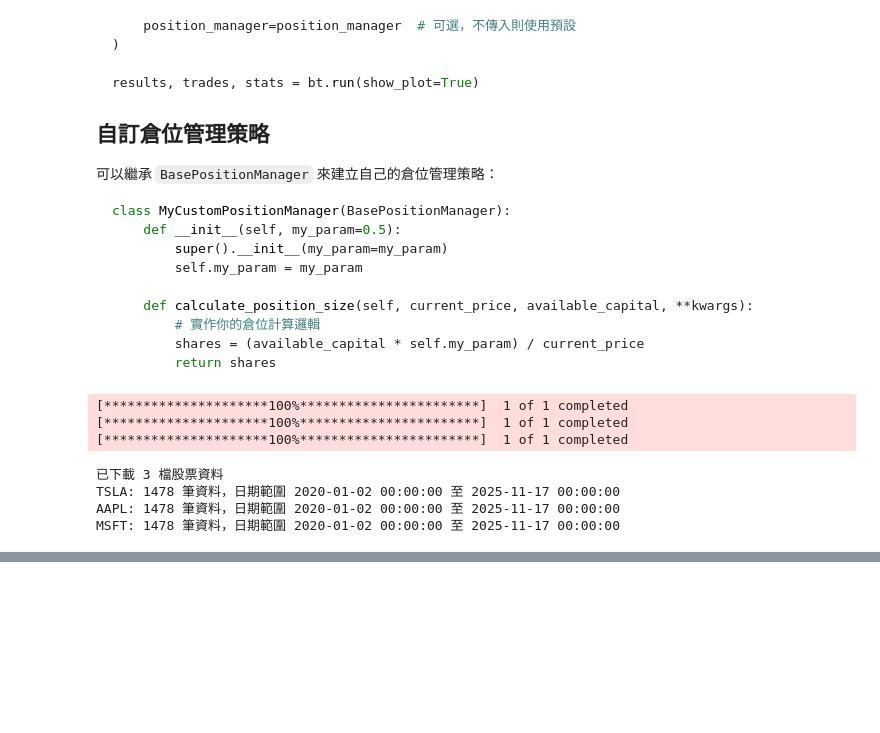
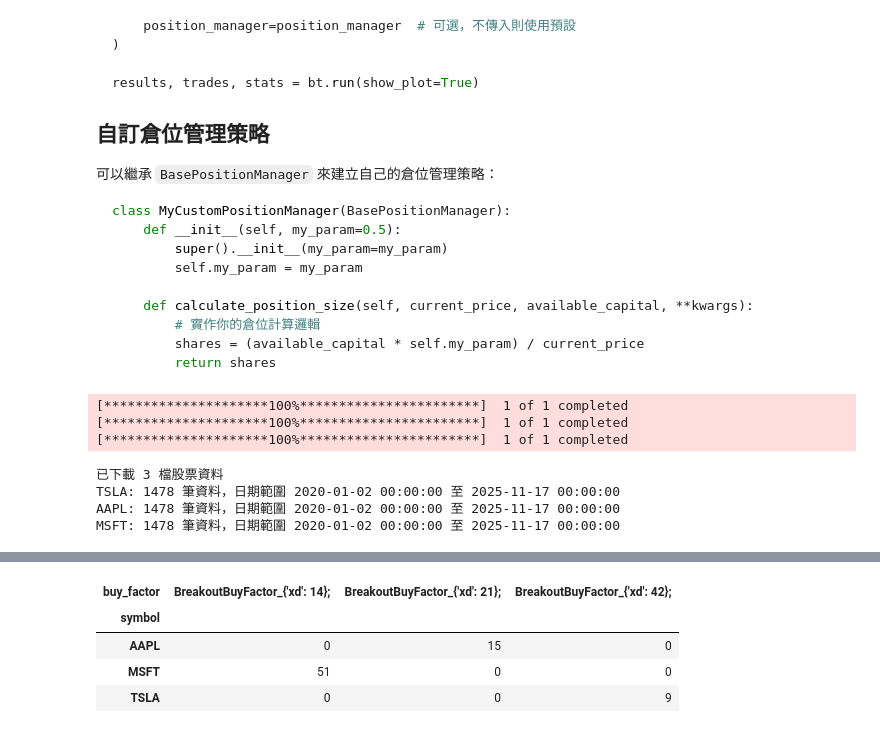
Before and after one commit to Alan-Cheng/q-trade, a Jupyter notebook: CH8.1-量化系統多股擇時模組.ipynb, the cells around one changed output, grey strips where cells are left out. Saved outputs shown, nothing was run; the diff lists cells and outputs as text; code cells hidden in the pictures; blank space fills up the shorter version.

```diff
--- a/CH8.1-量化系統多股擇時模組.ipynb
+++ b/CH8.1-量化系統多股擇時模組.ipynb
@@ -650,8 +650,11 @@ class MultiStockBacktester:
 
     def __init__(self,
                  stock_data: dict,  # {股票代號: DataFrame}
-                 buy_factors: list,
-                 sell_factors: list,
+                 # 將 buy/sell factors 設為可選，作為全局預設
+                 buy_factors: list = None,
+                 sell_factors: list = None,
+                 # 新增 strategy_config 來接收每檔股票的客製化策略
+                 strategy_config: dict = None, # {股票代號: {'buy_factors': list, 'sell_factors': list}}
                  initial_capital: float = 1_000_000,
                  position_manager: BasePositionManager = None,
                  slippage_factors: list = None):
@@ -671,8 +674,20 @@ class MultiStockBacktester:
             倉位管理類別實例，如果為 None 則使用 FixedRatioPositionManager
         slippage_factors : list
             滑價因子設定列表（可選）
+        strategy_config : dict
+            客製化策略字典，格式：{股票代號: {'buy_factors': list, 'sell_factors': list}}
+            如果某股票在此字典中，將使用其專屬策略，否則使用全局 buy_factors/sell_factors。
         """
         self.stock_data = stock_data
+        # 將全局配置儲存起來
+        self.global_buy_factors = buy_factors or []
+        self.global_sell_factors = sell_factors or []
+
+        # 儲存客製化配置
+        self.strategy_config = strategy_config or {}
+
+        self.initial_capital = initial_capital
+        self.slippage_factors = slippage_factors or []
         self.buy_factors = buy_factors or []
         self.sell_factors = sell_factors or []
         self.initial_capital = initial_capital
@@ -741,21 +756,31 @@ class MultiStockBacktester:
             return base_results
 
     def _apply_factors_to_all_stocks(self):
-        """對所有股票應用買入/賣出因子"""
+        """對所有股票應用買入/賣出因子 (支援客製化策略)"""
         for symbol, df in self.stock_data.items():
+            # 根據股票代號決定使用的因子列表
+            if symbol in self.strategy_config:
+                # 使用該股票的客製化策略
+                buy_factors = self.strategy_config[symbol].get('buy_factors', [])
+                sell_factors = self.strategy_config[symbol].get('sell_factors', [])
+            else:
+                # 使用全局策略
+                buy_factors = self.global_buy_factors
+                sell_factors = self.global_sell_factors
+
             # 複製資料
             df_copy = df.copy()
 
             # 初始化訊號欄位
             df_copy["buy_factor_trigger"] = ""
             df_copy["sell_factor_trigger"] = ""
-            df_copy["slippage_trigger"] = ""  # 記錄滑價事件
+            df_copy["slippage_trigger"] = ""
 
             buy_cols = []
             sell_cols = []
 
-            # 應用買入因子
-            for f in self.buy_factors:
+            # 應用買入因子 (使用動態選取的 buy_factors)
+            for f in buy_factors:
                 FactorClass = f["class"]
                 params = {k: v for k, v in f.items() if k != "class"}
                 factor = FactorClass(df_copy, **params)
@@ -767,8 +792,8 @@ class MultiStockBacktester:
                 # 記錄觸發因子
                 df_copy.loc[df_copy[col] == 1, "buy_factor_trigger"] += (col + ";")
 
-            # 應用賣出因子
-            for f in self.sell_factors:
+            # 應用賣出因子 (使用動態選取的 sell_factors)
+            for f in sell_factors:
                 FactorClass = f["class"]
                 params = {k: v for k, v in f.items() if k != "class"}
                 factor = FactorClass(df_copy, **params)
@@ -1516,0 +1610,9 @@ fix ratio (30%) 1.930909 0.200686 1.292756 -0.081050    65 1.930909e+06
+# %%
+# 透過交叉表驗證各股票是否都用各自的策略執行
+pd.crosstab(trades.symbol, trades.buy_factor)
+# %% [output]
+| buy_factor | BreakoutBuyFactor_{'xd': 14}; | BreakoutBuyFactor_{'xd': 21}; | BreakoutBuyFactor_{'xd': 42}; |
+| symbol |  |  |  |
+| AAPL | 0 | 15 | 0 |
+| MSFT | 51 | 0 | 0 |
+| TSLA | 0 | 0 | 9 |
```
Also changed, not shown: parts of 9 cells of this notebook.
